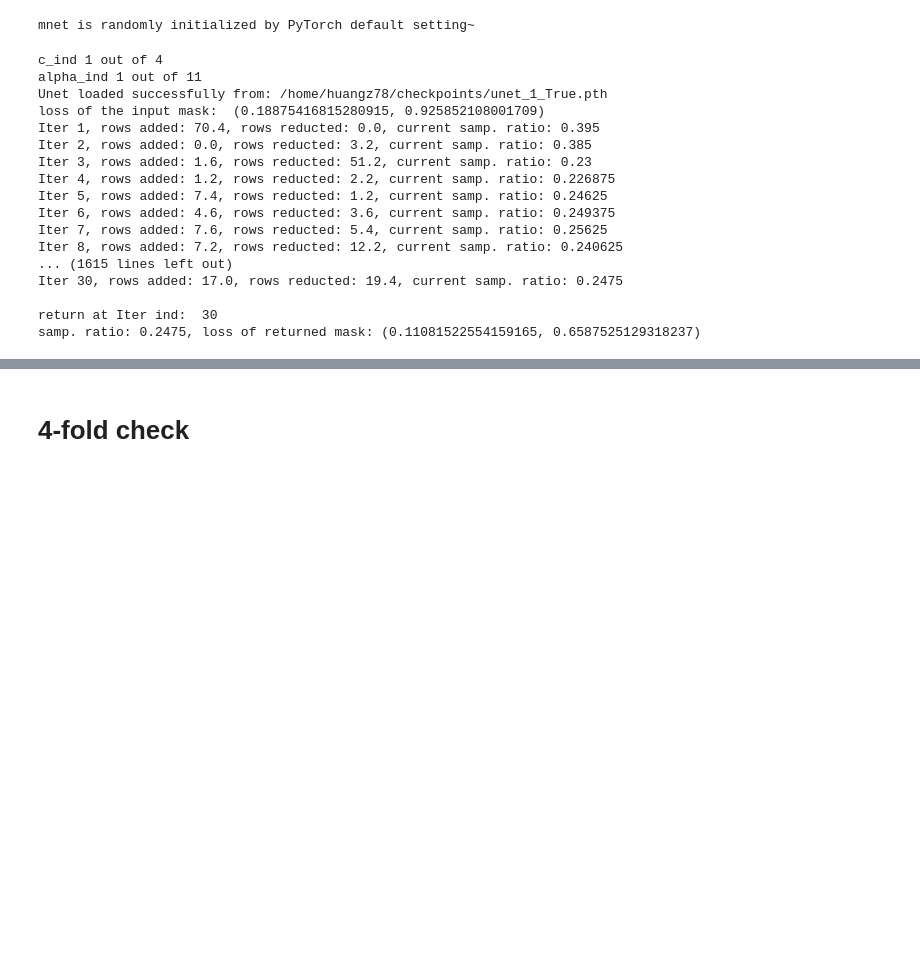
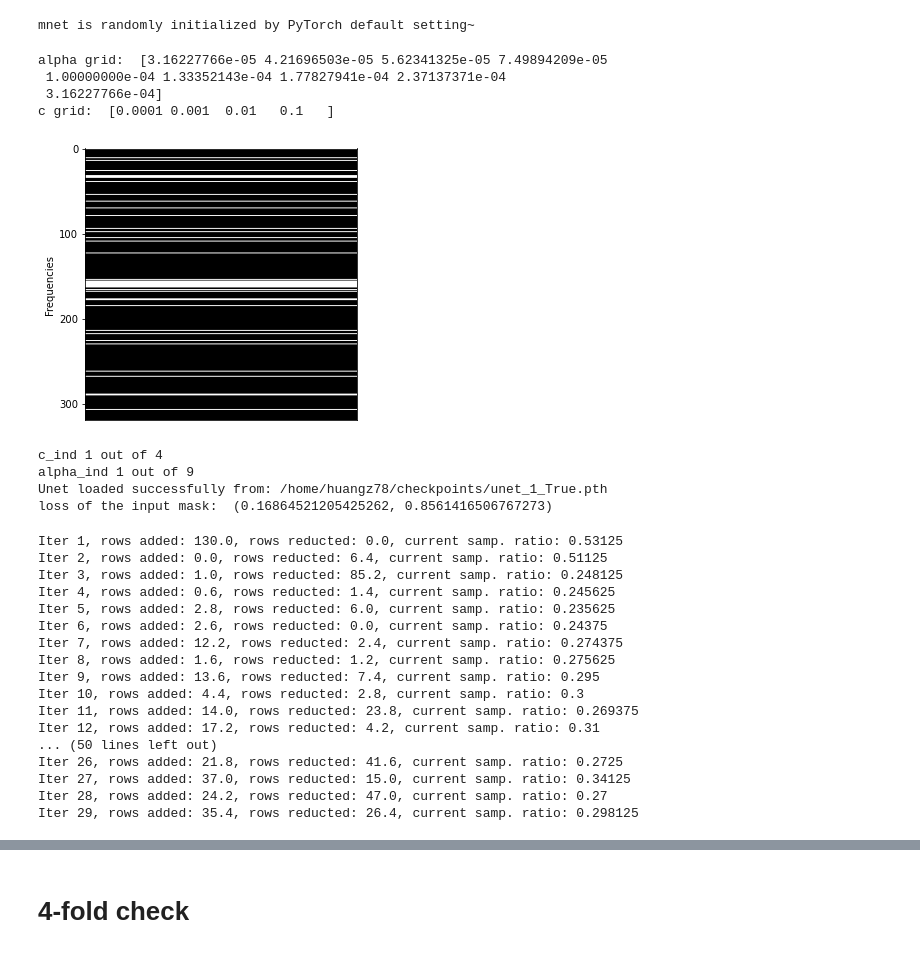
Before and after one commit to zhishenhuang/mri, a Jupyter notebook: mask_backward.ipynb, the cells around one changed output, grey strips where cells are left out. Drawn from its saved outputs; the diff is of its cells as text; code cells hidden in the pictures; blank space fills up the shorter version.

```diff
--- a/mask_backward.ipynb
+++ b/mask_backward.ipynb
@@ -155,10 +155,13 @@ xstar = xfull[0:5,:,:]
 for ind in range(xstar.shape[0]):
     xstar[ind,:,:] = xstar[ind,:,:]/xstar[ind,:,:].max()
 
-NN         = 11
-alpha_grid = 10**(np.linspace(-4.3,-3.7,NN))
+NN         = 9
+# alpha_grid = 10**(np.array([-4,-3.5,-3,-2.5,-2]))
+alpha_grid = 10**(np.linspace(-4.5,-3.5,NN))
+# c_grid     = np.array([1e-4])
 c_grid     = np.array([1e-4,1e-3,1e-2,1e-1])
-
+print('alpha grid: ',alpha_grid)
+print('c grid: ',c_grid)
 l2loss   = np.zeros((NN,5))
 hfen     = np.zeros((NN,5))
 sparsity = np.zeros((NN,5))
@@ -166,4 +169,10 @@ sparsity = np.zeros((NN,5))
 maxIter_mb = 30
 lr_mb      = 1e-2
 
-unet_skip = True
+unet_skip = True # unet n_channels = 1
+# unet_skip = False # unet n_channels = 2
+# %% [output]
+alpha grid:  [3.16227766e-05 4.21696503e-05 5.62341325e-05 7.49894209e-05
+ 1.00000000e-04 1.33352143e-04 1.77827941e-04 2.37137371e-04
+ 3.16227766e-04]
+c grid:  [0.0001 0.001  0.01   0.1   ]
@@ -170,6 +189,11 @@ unet_skip = True
+# %%
+fullmask = mask_complete(highmask,320)
+kplot(fullmask[0,:])
+# %% [output]
+[figure, added]
 # %%
-highmask = mask_filter(mask_naiveRand(320,fix=corefreq,other=1.5*budget,roll=True)[0],base=corefreq,roll=True)
-highmask = highmask.repeat(5,1)
+# highmask = mask_filter(mask_naiveRand(320,fix=corefreq,other=1.5*budget,roll=True)[0],base=corefreq,roll=True)
+# highmask = highmask.repeat(5,1)
 
 c_ind = 0
 for c in c_grid:
@@ -178,7 +202,8 @@ for c in c_grid:
     for alpha in alpha_grid:
         print(f'alpha_ind {a_ind+1} out of {len(alpha_grid)}')
         # load a unet for maskbackward
-
+#         UNET = UNet(n_channels=2,n_classes=1,bilinear=(not unet_skip),skip=unet_skip)
+#         unetpath = '/home/huangz78/checkpoints/unet_2_'+str(unet_skip)+'.pt'
         UNET = UNet(n_channels=1,n_classes=1,bilinear=(not unet_skip),skip=unet_skip)
         unetpath = '/home/huangz78/checkpoints/unet_1_'+str(unet_skip)+'.pth'
         checkpoint = torch.load(unetpath)
@@ -197,22 +222,26 @@ for c in c_grid:
     c_ind += 1
 # %% [output]
 c_ind 1 out of 4
-alpha_ind 1 out of 11
+alpha_ind 1 out of 9
 Unet loaded successfully from: /home/huangz78/checkpoints/unet_1_True.pth
-loss of the input mask:  (0.18875416815280915, 0.925852108001709)
-Iter 1, rows added: 70.4, rows reducted: 0.0, current samp. ratio: 0.395
-Iter 2, rows added: 0.0, rows reducted: 3.2, current samp. ratio: 0.385
-Iter 3, rows added: 1.6, rows reducted: 51.2, current samp. ratio: 0.23
-Iter 4, rows added: 1.2, rows reducted: 2.2, current samp. ratio: 0.226875
-Iter 5, rows added: 7.4, rows reducted: 1.2, current samp. ratio: 0.24625
-Iter 6, rows added: 4.6, rows reducted: 3.6, current samp. ratio: 0.249375
-Iter 7, rows added: 7.6, rows reducted: 5.4, current samp. ratio: 0.25625
-Iter 8, rows added: 7.2, rows reducted: 12.2, current samp. ratio: 0.240625
-... (1615 lines left out)
-Iter 30, rows added: 17.0, rows reducted: 19.4, current samp. ratio: 0.2475
-
-return at Iter ind:  30
-samp. ratio: 0.2475, loss of returned mask: (0.11081522554159165, 0.6587525129318237)
+loss of the input mask:  (0.16864521205425262, 0.8561416506767273)
+Iter 1, rows added: 130.0, rows reducted: 0.0, current samp. ratio: 0.53125
+Iter 2, rows added: 0.0, rows reducted: 6.4, current samp. ratio: 0.51125
+Iter 3, rows added: 1.0, rows reducted: 85.2, current samp. ratio: 0.248125
+Iter 4, rows added: 0.6, rows reducted: 1.4, current samp. ratio: 0.245625
+Iter 5, rows added: 2.8, rows reducted: 6.0, current samp. ratio: 0.235625
+Iter 6, rows added: 2.6, rows reducted: 0.0, current samp. ratio: 0.24375
+Iter 7, rows added: 12.2, rows reducted: 2.4, current samp. ratio: 0.274375
+Iter 8, rows added: 1.6, rows reducted: 1.2, current samp. ratio: 0.275625
+Iter 9, rows added: 13.6, rows reducted: 7.4, current samp. ratio: 0.295
+Iter 10, rows added: 4.4, rows reducted: 2.8, current samp. ratio: 0.3
+Iter 11, rows added: 14.0, rows reducted: 23.8, current samp. ratio: 0.269375
+Iter 12, rows added: 17.2, rows reducted: 4.2, current samp. ratio: 0.31
+... (50 lines left out)
+Iter 26, rows added: 21.8, rows reducted: 41.6, current samp. ratio: 0.2725
+Iter 27, rows added: 37.0, rows reducted: 15.0, current samp. ratio: 0.34125
+Iter 28, rows added: 24.2, rows reducted: 47.0, current samp. ratio: 0.27
+Iter 29, rows added: 35.4, rows reducted: 26.4, current samp. ratio: 0.298125
 # %%
 # highmask = sigmoid_binarize(raw_normalize(mnet(z),budget=budget))
 randmask = torch.zeros(highmask.shape)
```
Also changed, not shown: parts of 6 cells of this notebook, 5 other files.
